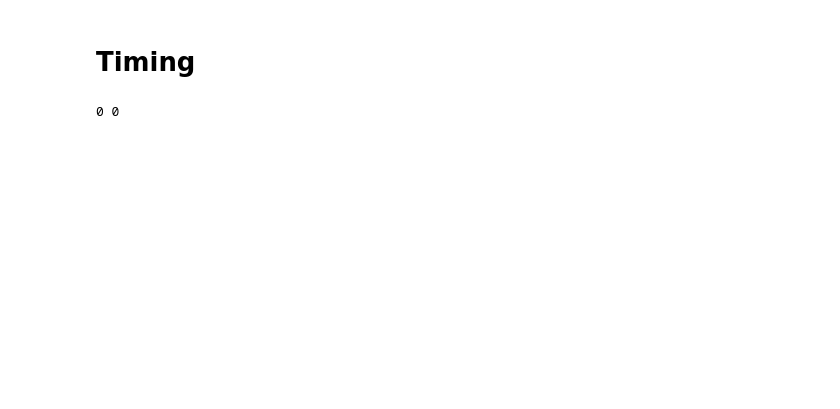
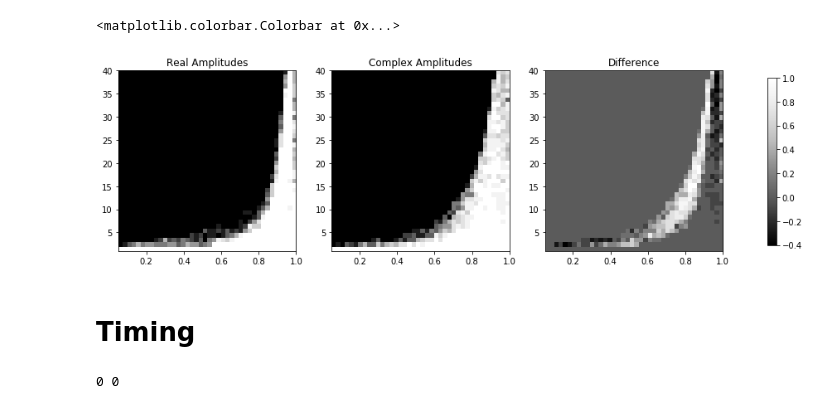
Before and after one commit to eonaran/sr_multisignals, a Jupyter notebook: One Sample Dual Certificates.ipynb, the cells around one changed output. Saved outputs shown, nothing was run; the diff lists cells and outputs as text; code cells hidden in the pictures; blank space fills up the shorter version.

```diff
--- a/One Sample Dual Certificates.ipynb
+++ b/One Sample Dual Certificates.ipynb
@@ -51,16 +72,11 @@ from matplotlib import pyplot as plt
 # %%
-reload(phase_transition)
-reload(dual_certificates)
-
-fc = 40
-
-probs = phase_transition.grid_probabilities(
+probs_complex = phase_transition.grid_probabilities(
     test_data.jittered_supports,
     test_data.uniform_sign_pattern_1d,
     trig_poly.TrigPoly.dirichlet(fc),
     dual_certificates.interpolate_with_derivative,
-    range(1, 40),
-    np.linspace(0.05, 1.0, 40) / float(fc),
+    sizes,
+    separations,
     num_experiments=10,
     verbose=True)
 # %% [output]
@@ -95,0 +100,10 @@ plt.colorbar()
+# %%
+probs_real = phase_transition.grid_probabilities(
+    test_data.jittered_supports,
+    test_data.uniform_sign_pattern_1d_real,
+    trig_poly.TrigPoly.dirichlet(fc),
+    dual_certificates.interpolate_with_derivative,
+    sizes,
+    separations,
+    num_experiments=10,
+    verbose=True)
@@ -96,2 +128,25 @@ plt.colorbar()
+# %%
+imshow_kwargs = {
+    'cmap': 'Greys_r',
+    'extent': [separation_ratios[0], separation_ratios[-1], sizes[0], sizes[-1]],
+    'aspect': 'auto'}
+
+fig, axes = plt.subplots(1, 3, figsize=(15, 4))
+
+axes[0].imshow(np.flip(probs_real, axis=0), **imshow_kwargs)
+axes[0].set_title('Real Amplitudes')
+
+axes[1].imshow(np.flip(probs_complex, axis=0), **imshow_kwargs)
+axes[1].set_title('Complex Amplitudes')
+
+im = axes[2].imshow(np.flip(probs_complex - probs_real, axis=0), **imshow_kwargs)
+axes[2].set_title('Difference')
+
+fig.subplots_adjust(right=0.8)
+cbar_ax = fig.add_axes([0.85, 0.15, 0.01, 0.7])
+fig.colorbar(im, cax=cbar_ax)
+# %% [output]
+<matplotlib.colorbar.Colorbar at 0x...>
+[figure, added]
 # %% [markdown]
 # Timing
```
Also changed, not shown: parts of 16 cells of this notebook, 2 other files.
